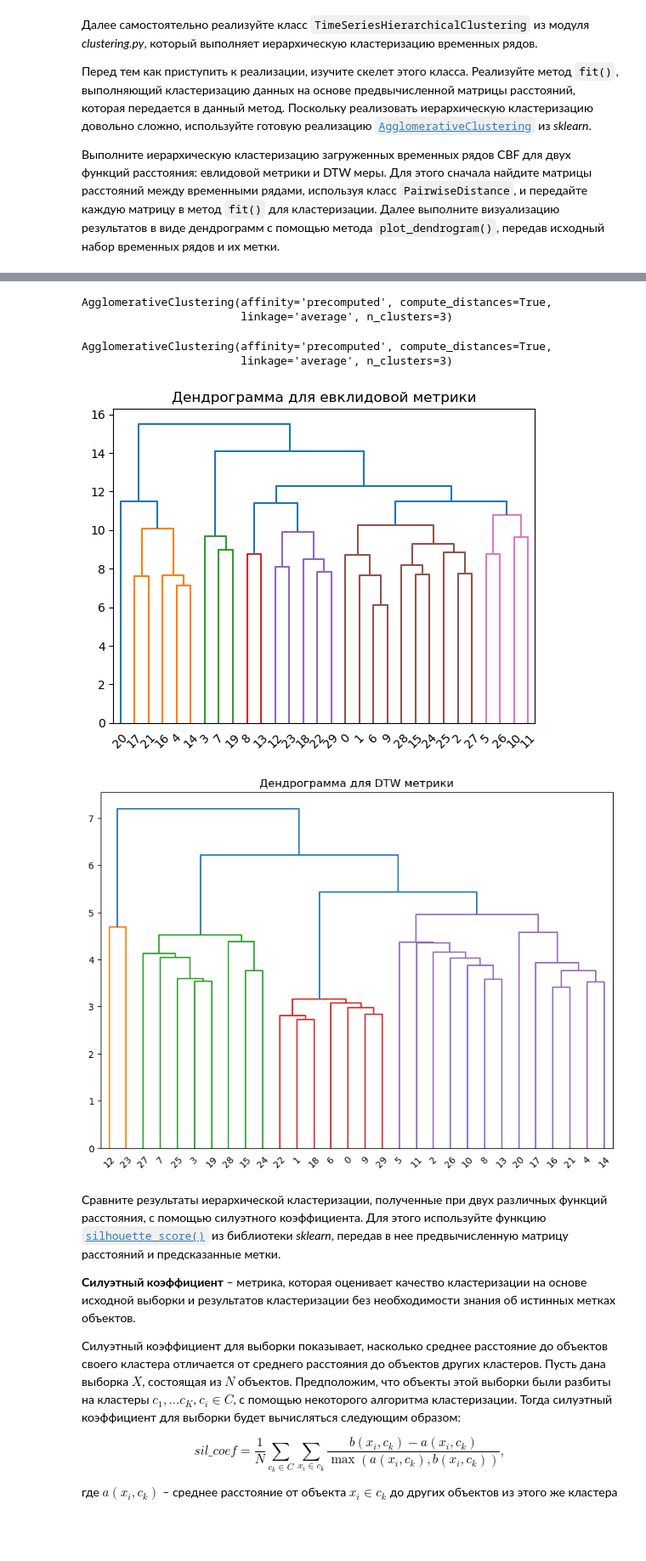
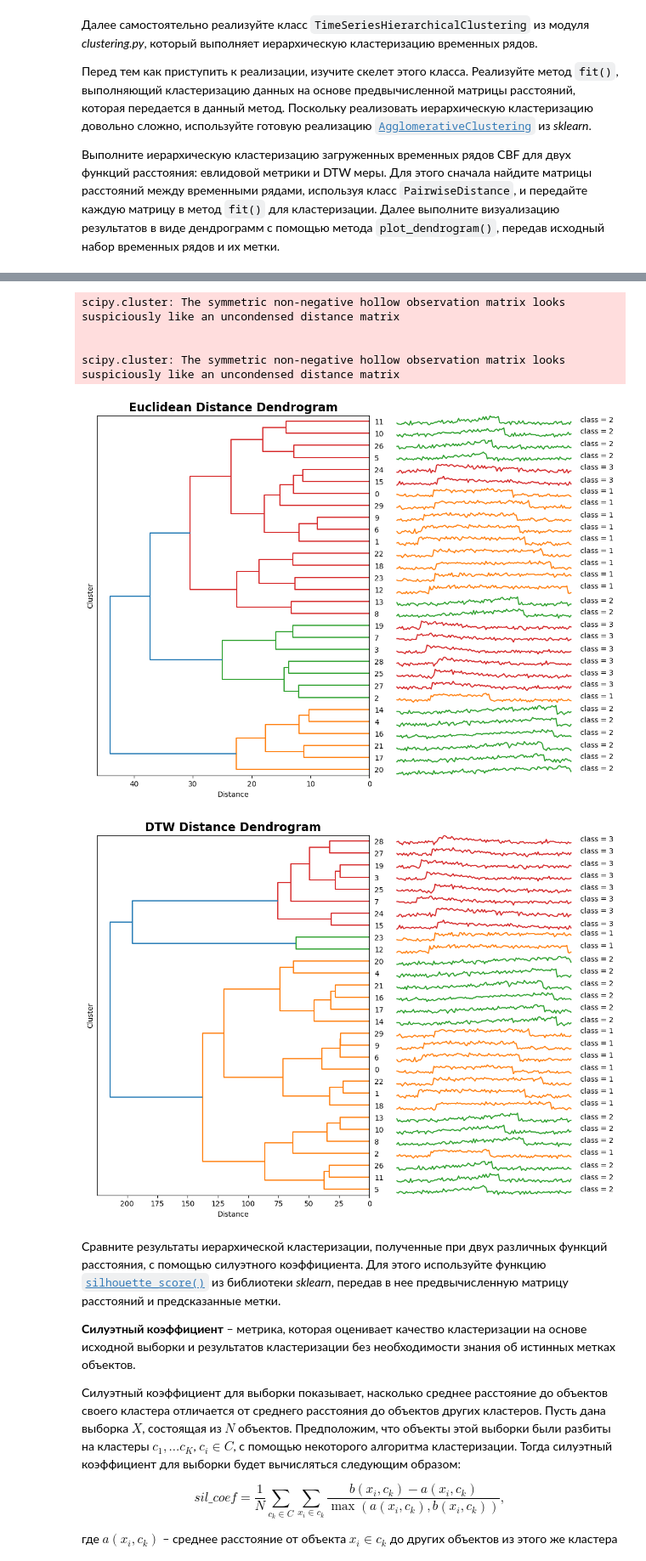
Before and after one commit to wilkak/2024-Gorbunov-TimeSeriesCourse, a Jupyter notebook: practice/01 Basics/01 Basics.ipynb, the cells around one changed output, grey strips where cells are left out. Shown: that part at 85% size. Saved outputs shown, nothing was run; the diff lists cells and outputs as text; code cells hidden in the pictures; blank space fills up the shorter version.

```diff
--- a/practice/01 Basics/01 Basics.ipynb
+++ b/practice/01 Basics/01 Basics.ipynb
@@ -412,16 +176,21 @@ test_matrices(sktime_dtw_distance_matrix, dtw_distance_matrix)
 
 Для этого сначала загрузите набор временных рядов CBF из файла *CBF_TRAIN.txt*, который располагается в директории *./datasets/part1*. Каждая строка данного файла содержит целевую переменную (класс: 0, 1 или 2) в первом столбце и временной ряд в остальных столбцах. Набор CBF является синтетическим и включает в себя 30 временных рядов,  каждый из которых принадлежит к одному из трех классов.
 # %%
+import numpy as np
 import pandas as pd
+# Функция для чтения данных временных рядов из файла
+def read_ts(file_path):
+    return np.loadtxt(file_path)
 
+# Загрузка данных
 url = './datasets/part1/CBF_TRAIN.txt'
 data = read_ts(url)
 
-
+# Преобразуем массив данных в DataFrame для удобства
 data_df = pd.DataFrame(data)
 
-
-ts_set = data_df.iloc[:, 1:]
+# Извлекаем метки классов (первый столбец) и сами временные ряды (остальные столбцы)
 labels = data_df.iloc[:, 0]
+ts_set = data_df.iloc[:, 1:].values
 # %% [markdown]
 Выполните визуализацию по одному временному ряду из каждого класса. Для этого используйте функцию `plot_ts()` из модуля *plots.py*.
@@ -458,4 +196,0 @@ data_df = pd.DataFrame(data)
-# %%
-# Разделение на временные ряды и метки классов
-ts_set = data_df.iloc[:, 1:]
-labels = data_df.iloc[:, 0]
@@ -523,4 +218,0 @@ data_df = pd.DataFrame(data)
-# %%
-# Разделение на временные ряды и метки классов
-ts_set = data_df.iloc[:, 1:]
-labels = data_df.iloc[:, 0]
@@ -531,7 +218,0 @@ euclidean_dist_matrix = squareform(euclidean_dist_matrix)
-# %%
-# Кластеризация с евклидовой метрикой
-clustering_euclidean = AgglomerativeClustering(affinity='precomputed', linkage='average', n_clusters=3, compute_distances=True)
-clustering_euclidean.fit(euclidean_dist_matrix)
-# %% [output]
-AgglomerativeClustering(affinity='precomputed', compute_distances=True,
-                        linkage='average', n_clusters=3)
@@ -546,7 +218,0 @@ for i in range(len(ts_set)):
-# %%
-# Кластеризация с DTW метрикой
-clustering_dtw = AgglomerativeClustering(affinity='precomputed', linkage='average', n_clusters=3, compute_distances=True)
-clustering_dtw.fit(dtw_dist_matrix)
-# %% [output]
-AgglomerativeClustering(affinity='precomputed', compute_distances=True,
-                        linkage='average', n_clusters=3)
@@ -572,20 +219,26 @@ def plot_dendrogram(model, **kwargs):
-# %%
-# Визуализация для евклидовой метрики
-plt.title("Дендрограмма для евклидовой метрики")
-plot_dendrogram(clustering_euclidean)
-plt.show()
-
-# Визуализация дендрограммы для DTW метрики вручную
-linked = linkage(squareform(dtw_dist_matrix), method='average')
-
-# Визуализация дендрограммы
-plt.figure(figsize=(10, 7))
-dendrogram(linked)
-plt.title("Дендрограмма для DTW метрики")
-plt.show()
-# %% [output]
-[figure, removed]
-[figure, removed]
+# %%
+# Вычисление матрицы расстояний для евклидовой метрики
+euclidean_distance_matrix = PairwiseDistance(metric='euclidean').calculate(ts_set)
+
+# Вычисление матрицы расстояний для DTW меры
+dtw_distance_matrix = PairwiseDistance(metric='dtw').calculate(ts_set)
+
+# Евклидова кластеризация
+euclidean_clustering = TimeSeriesHierarchicalClustering(n_clusters=3, method='complete')
+euclidean_clustering.fit(euclidean_distance_matrix)
+euclidean_clustering.plot_dendrogram(ts_set, labels, title='Euclidean Distance Dendrogram')
+
+# Кластеризация с использованием DTW
+dtw_clustering = TimeSeriesHierarchicalClustering(n_clusters=3, method='complete')
+dtw_clustering.fit(dtw_distance_matrix)
+dtw_clustering.plot_dendrogram(ts_set, labels, title='DTW Distance Dendrogram')
+# %% [output]
+scipy.cluster: The symmetric non-negative hollow observation matrix looks suspiciously like an uncondensed distance matrix
+
+
+scipy.cluster: The symmetric non-negative hollow observation matrix looks suspiciously like an uncondensed distance matrix
+[figure, added]
+[figure, added]
 # %% [markdown]
 Сравните результаты иерархической кластеризации, полученные при двух различных функций расстояния, с помощью силуэтного коэффициента. Для этого используйте функцию [`silhouette_score()`](https://scikit-learn.org/stable/modules/generated/sklearn.metrics.silhouette_score.html) из библиотеки *sklearn*, передав в нее предвычисленную матрицу расстояний и предсказанные метки.
 
```
Also changed, not shown: parts of 124 cells of this notebook, 4 other files.
